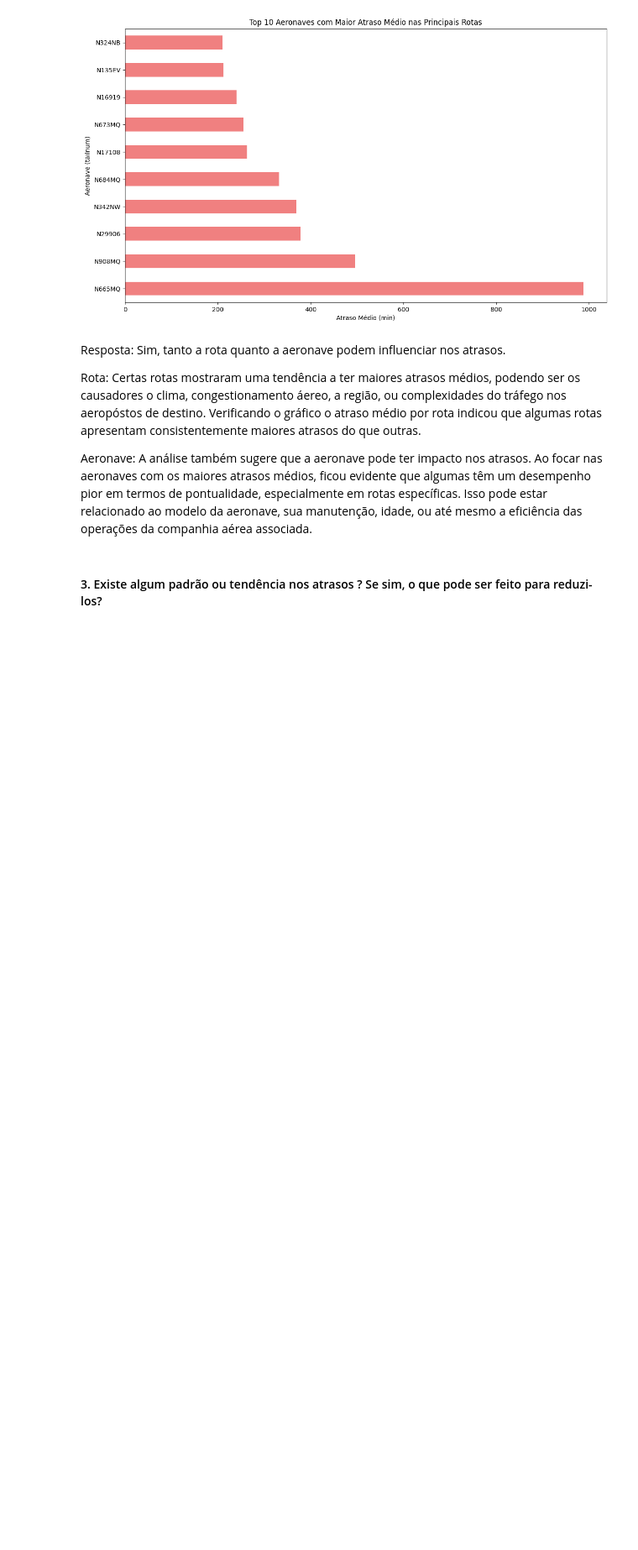
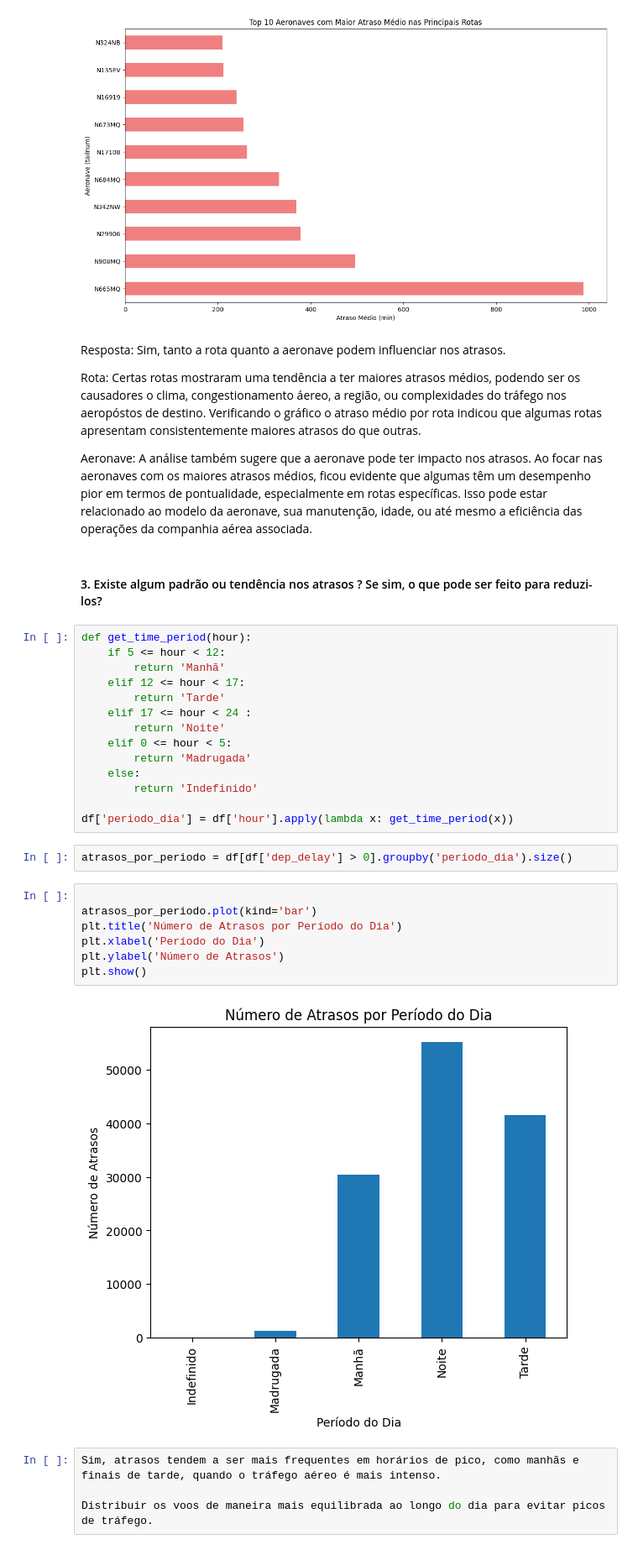
Before and after one commit to gcantagesso/ds29_proejeto2, a Jupyter notebook: notebook_analise_projeto2.ipynb, the cells around one changed output. Shown at 84% size. Saved outputs shown, nothing was run; the diff lists cells and outputs as text; blank space fills up the shorter version.

```diff
--- a/notebook_analise_projeto2.ipynb
+++ b/notebook_analise_projeto2.ipynb
@@ -153,3 +153,32 @@ Aeronave:
 A análise também sugere que a aeronave pode ter impacto nos atrasos. Ao focar nas aeronaves com os maiores atrasos médios, ficou evidente que algumas têm um desempenho pior em termos de pontualidade, especialmente em rotas específicas. Isso pode estar relacionado ao modelo da aeronave, sua manutenção, idade, ou até mesmo a eficiência das operações da companhia aérea associada.
 # %% [markdown]
 #### 3. Existe algum padrão ou tendência nos atrasos ? Se sim, o que pode ser feito para reduzi-los?
+# %%
+def get_time_period(hour):
+    if 5 <= hour < 12:
+        return 'Manhã'
+    elif 12 <= hour < 17:
+        return 'Tarde'
+    elif 17 <= hour < 24 :
+        return 'Noite'
+    elif 0 <= hour < 5:
+        return 'Madrugada'
+    else:
+        return 'Indefinido'
+
+df['periodo_dia'] = df['hour'].apply(lambda x: get_time_period(x))
+# %%
+atrasos_por_periodo = df[df['dep_delay'] > 0].groupby('periodo_dia').size()
+# %%
+
+atrasos_por_periodo.plot(kind='bar')
+plt.title('Número de Atrasos por Período do Dia')
+plt.xlabel('Período do Dia')
+plt.ylabel('Número de Atrasos')
+plt.show()
+# %% [output]
+[figure, added]
+# %%
+Sim, atrasos tendem a ser mais frequentes em horários de pico, como manhãs e finais de tarde, quando o tráfego aéreo é mais intenso.
+
+Distribuir os voos de maneira mais equilibrada ao longo do dia para evitar picos de tráfego.
```
